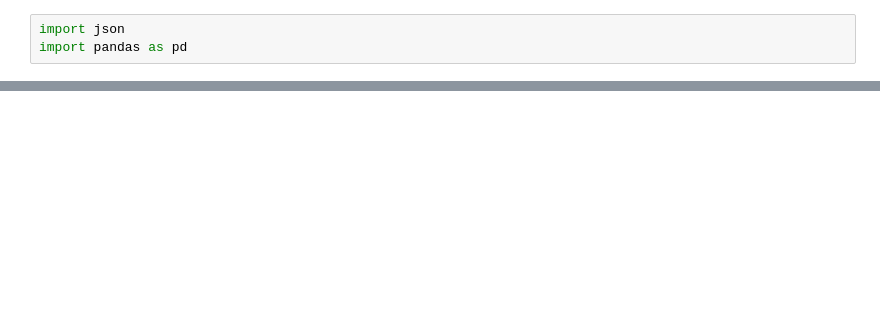
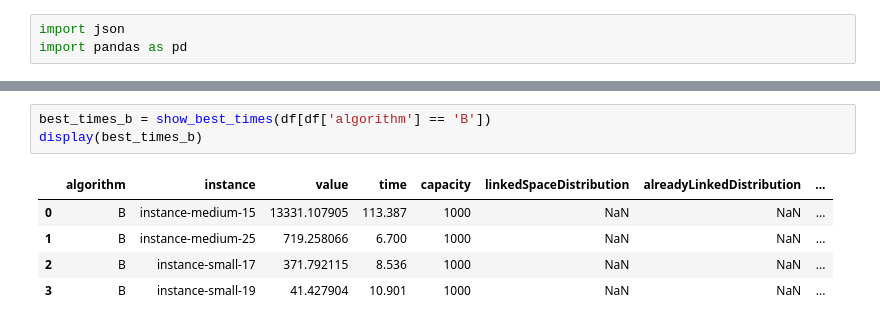
Before and after one commit to codeurjc/FacebookVideosLive18-Analysis, a Jupyter notebook: simulated-results.ipynb, the cells around one changed output, grey strips where cells are left out. Drawn from its saved outputs; the diff is of its cells as text; blank space fills up the shorter version.

```diff
--- a/simulated-results.ipynb
+++ b/simulated-results.ipynb
@@ -51,0 +86,9 @@ display(df)
+# %%
+best_times_b = show_best_times(df[df['algorithm'] == 'B'])
+display(best_times_b)
+# %% [output]
+|  | algorithm | instance | value | time | capacity | linkedSpaceDistribution | alreadyLinkedDistribution | ... |
+| 0 | B | instance-medium-15 | 13331.107905 | 113.387 | 1000 | NaN | NaN | ... |
+| 1 | B | instance-medium-25 | 719.258066 | 6.700 | 1000 | NaN | NaN | ... |
+| 2 | B | instance-small-17 | 371.792115 | 8.536 | 1000 | NaN | NaN | ... |
+| 3 | B | instance-small-19 | 41.427904 | 10.901 | 1000 | NaN | NaN | ... |
```
Also changed, not shown: parts of 5 cells of this notebook, 3 other files.
